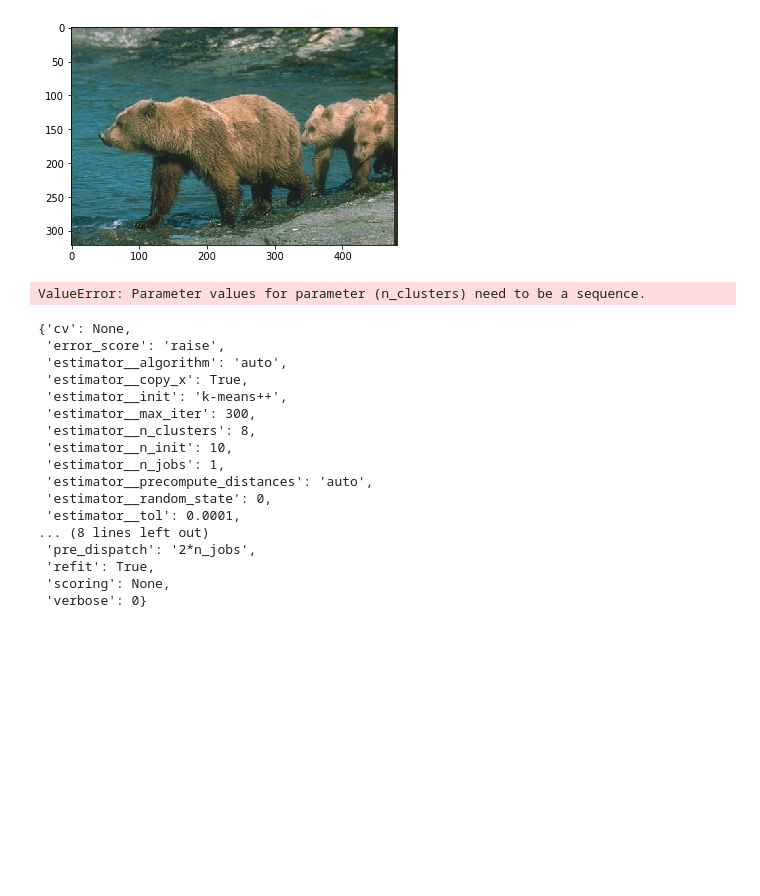
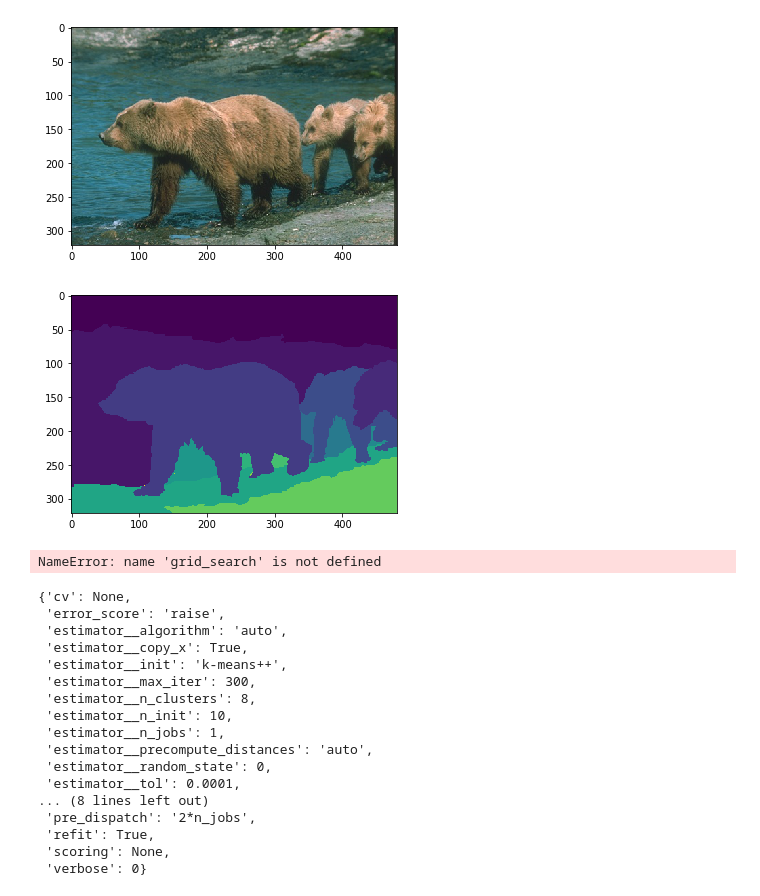
Before and after one commit to kmohab71/Image_Segmentation, a Jupyter notebook: IS.ipynb, the cells around one changed output. Saved outputs shown, nothing was run; the diff lists cells and outputs as text; code cells hidden in the pictures; blank space fills up the shorter version.

Commit message:
read/visualize

```diff
--- a/IS.ipynb
+++ b/IS.ipynb
@@ -6,17 +9,12 @@ import matplotlib.pyplot as plt
-# %%
-import numpy as np
-import cv2
-# Load an color image in grayscale
-image_samples=[]
-img = mpimg.imread('BSR/BSDS500/data/images/train/100075.jpg',1)
-image_samples.append(img.reshape(img.shape[0]*img.shape[1], 3))
-imgplot= plt.imshow(img)
-plt.show()
-# %% [output]
-[figure, removed]
 # %%
-import scipy.io as sio
-temp= sio.loadmat("BSR/BSDS500/data/groundTruth/train/100075.mat")
-im=temp['groundTruth'][0][0][0][0][0]
-boundries= temp['groundTruth'][0][0]['Boundaries'][0][0]
-segmentation_Gt= temp['groundTruth'][0][0]['Segmentation'][0][0]
+def read_images():
+    image_samples=[]
+    images_list=[]
+    img=mpimg.imread('BSR/BSDS500/data/images/train/100075.jpg',1)
+    images_list.append(img)
+    image_samples.append(img.reshape(img.shape[0]*img.shape[1], 3))
+    temp= sio.loadmat("BSR/BSDS500/data/groundTruth/train/100075.mat")
+    im=temp['groundTruth'][0][0][0][0][0]
+    boundries= temp['groundTruth'][0][0]['Boundaries'][0][0]
+    segmentation_Gt= temp['groundTruth'][0][0]['Segmentation'][0][0]
+    return images_list, image_samples, boundries, segmentation_Gt
@@ -27,3 +21,17 @@ cv2.destroyAllWindows()
+# %%
+def visualize(img,segmentation_Gt ):
+    f=plt.figure(1)
+    plt.imshow(img)
+    f.show()
+    s=plt.figure(2)
+    plt.imshow(segmentation_Gt)
+    s.show()
+# %%
+images_list,image_samples, boundries, segmentation_Gt= read_images()
+visualize(images_list[0],segmentation_Gt )
+# %% [output]
+[figure, added]
+[figure, added]
 # %%
 k=[3,5,7,9,11]
 def K_means(X):
@@ -38,12 +46,12 @@ def evaluate(measure, image, GroundTruth):
     else if(meaure== "conditional_entropy"):
 # %%
 
-parameters = {'n_clusters':{3,5,7,9,11}}
+parameters = {'n_clusters':(3,5,7,9,11)}
 Kmeans_model= KMeans(random_state=0)
 clf = grid_search.GridSearchCV(Kmeans_model, parameters)
 clf.fit(image_samples[0])
 # %% [output]
-ValueError: Parameter values for parameter (n_clusters) need to be a sequence.
+NameError: name 'grid_search' is not defined
 # %%
 clf.get_params(deep=True)
 # %% [output]
```
Also changed, not shown: parts of 2 cells of this notebook.
